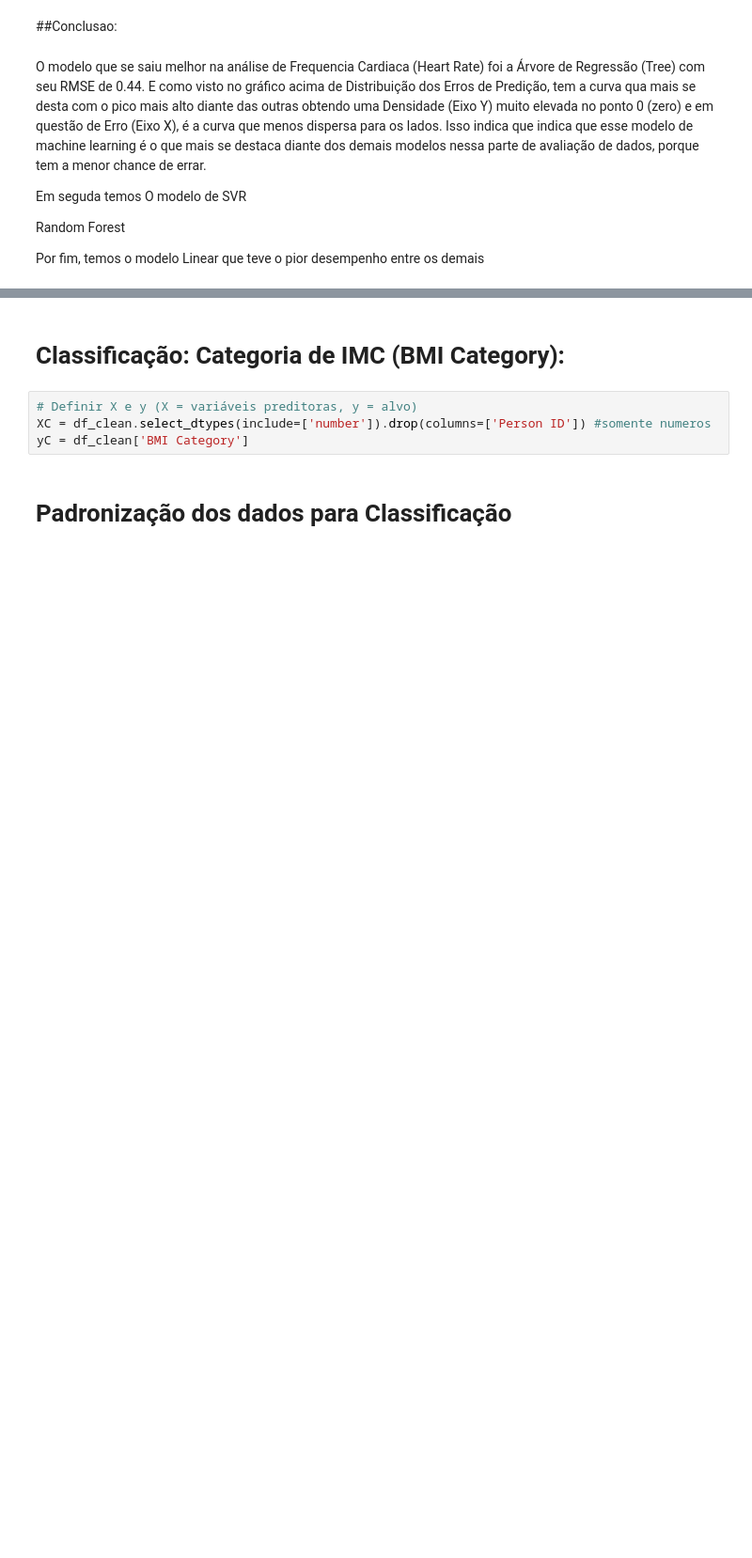
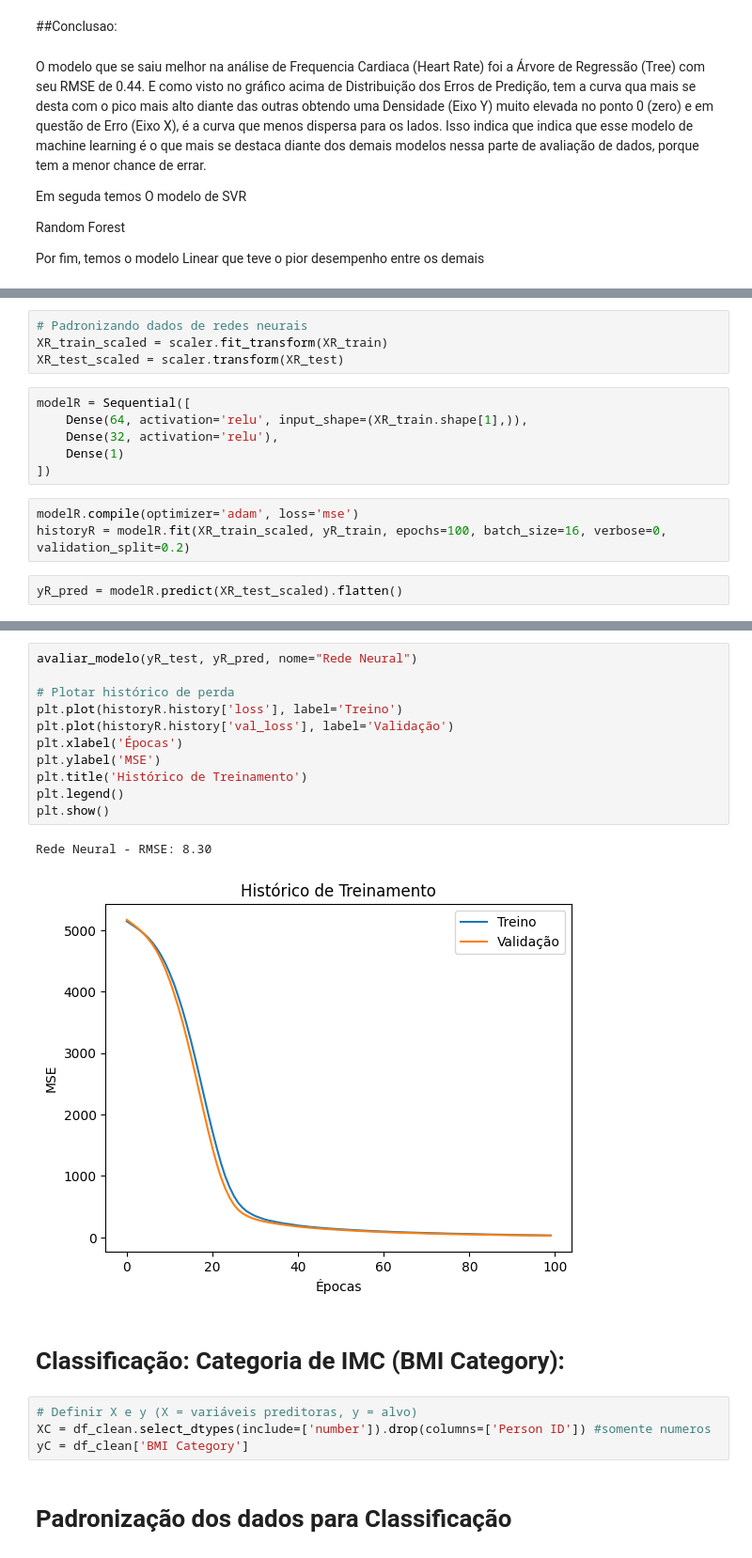
Before and after one commit to diegofloriano/AnaliseDeDados, a Jupyter notebook: MachineLearning_Base02.ipynb, the cells around one changed output, grey strips where cells are left out. Shown at 94% size. Drawn from its saved outputs; the diff is of its cells as text; blank space fills up the shorter version.

```diff
--- a/MachineLearning_Base02.ipynb
+++ b/MachineLearning_Base02.ipynb
@@ -309,0 +316,15 @@ Por fim, temos o modelo Linear que teve o pior desempenho entre os demais
+# %%
+# Padronizando dados de redes neurais
+XR_train_scaled = scaler.fit_transform(XR_train)
+XR_test_scaled = scaler.transform(XR_test)
+# %%
+modelR = Sequential([
+    Dense(64, activation='relu', input_shape=(XR_train.shape[1],)),
+    Dense(32, activation='relu'),
+    Dense(1)
+])
+# %%
+modelR.compile(optimizer='adam', loss='mse')
+historyR = modelR.fit(XR_train_scaled, yR_train, epochs=100, batch_size=16, verbose=0, validation_split=0.2)
+# %%
+yR_pred = modelR.predict(XR_test_scaled).flatten()
@@ -310,3 +333,17 @@ Por fim, temos o modelo Linear que teve o pior desempenho entre os demais
+# %%
+avaliar_modelo(yR_test, yR_pred, nome="Rede Neural")
+
+# Plotar histórico de perda
+plt.plot(historyR.history['loss'], label='Treino')
+plt.plot(historyR.history['val_loss'], label='Validação')
+plt.xlabel('Épocas')
+plt.ylabel('MSE')
+plt.title('Histórico de Treinamento')
+plt.legend()
+plt.show()
+# %% [output]
+Rede Neural - RMSE: 8.30
+[figure, added]
 # %% [markdown]
 # Classificação: Categoria de IMC (BMI Category):
 # %%
```
Also changed, not shown: parts of 15 cells of this notebook.
